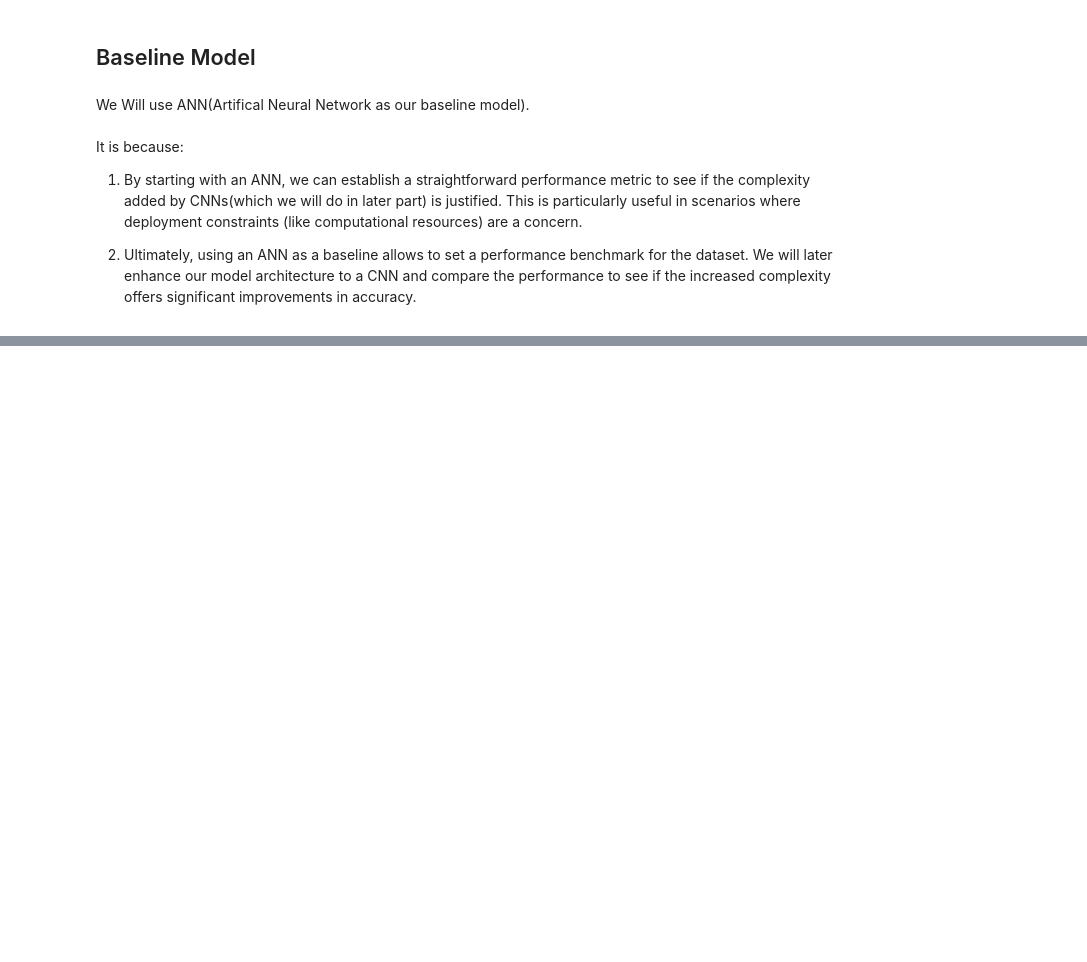
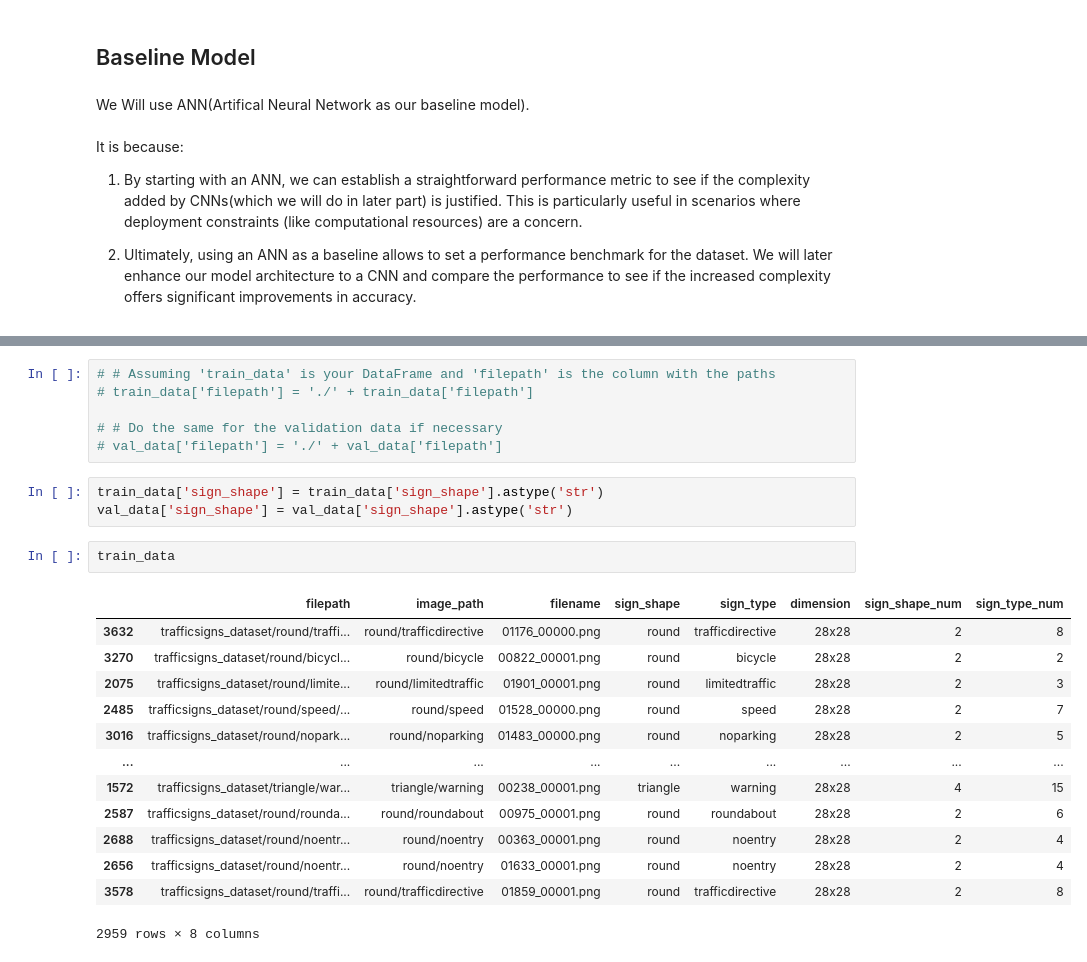
Before and after one commit to ayushpatel2002/Image-Classification-CNN, a Jupyter notebook: s3891013_s3769980.ipynb, the cells around one changed output, grey strips where cells are left out. Cells and saved outputs as stored; diff of their text form; blank space fills up the shorter version.

```diff
--- a/s3891013_s3769980.ipynb
+++ b/s3891013_s3769980.ipynb
@@ -262,0 +340,25 @@ It is because: <br>
+# %%
+# # Assuming 'train_data' is your DataFrame and 'filepath' is the column with the paths
+# train_data['filepath'] = './' + train_data['filepath']
+
+# # Do the same for the validation data if necessary
+# val_data['filepath'] = './' + val_data['filepath']
+# %%
+train_data['sign_shape'] = train_data['sign_shape'].astype('str')
+val_data['sign_shape'] = val_data['sign_shape'].astype('str')
+# %%
+train_data
+# %% [output]
+|  | filepath | image_path | filename | sign_shape | sign_type | dimension | sign_shape_num | sign_type_num |
+| 3632 | trafficsigns_dataset/round/traffi... | round/trafficdirective | 01176_00000.png | round | trafficdirective | 28x28 | 2 | 8 |
+| 3270 | trafficsigns_dataset/round/bicycl... | round/bicycle | 00822_00001.png | round | bicycle | 28x28 | 2 | 2 |
+| 2075 | trafficsigns_dataset/round/limite... | round/limitedtraffic | 01901_00001.png | round | limitedtraffic | 28x28 | 2 | 3 |
+| 2485 | trafficsigns_dataset/round/speed/... | round/speed | 01528_00000.png | round | speed | 28x28 | 2 | 7 |
+| 3016 | trafficsigns_dataset/round/nopark... | round/noparking | 01483_00000.png | round | noparking | 28x28 | 2 | 5 |
+| ... | ... | ... | ... | ... | ... | ... | ... | ... |
+| 1572 | trafficsigns_dataset/triangle/war... | triangle/warning | 00238_00001.png | triangle | warning | 28x28 | 4 | 15 |
+| 2587 | trafficsigns_dataset/round/rounda... | round/roundabout | 00975_00001.png | round | roundabout | 28x28 | 2 | 6 |
+| 2688 | trafficsigns_dataset/round/noentr... | round/noentry | 00363_00001.png | round | noentry | 28x28 | 2 | 4 |
+| 2656 | trafficsigns_dataset/round/noentr... | round/noentry | 01633_00001.png | round | noentry | 28x28 | 2 | 4 |
+| 3578 | trafficsigns_dataset/round/traffi... | round/trafficdirective | 01859_00001.png | round | trafficdirective | 28x28 | 2 | 8 |
+2959 rows × 8 columns
```
Also changed, not shown: parts of 10 cells of this notebook.
